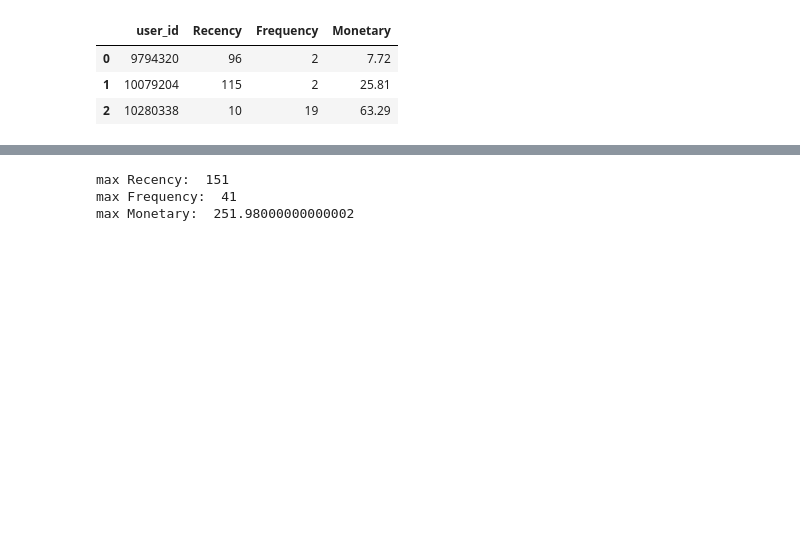
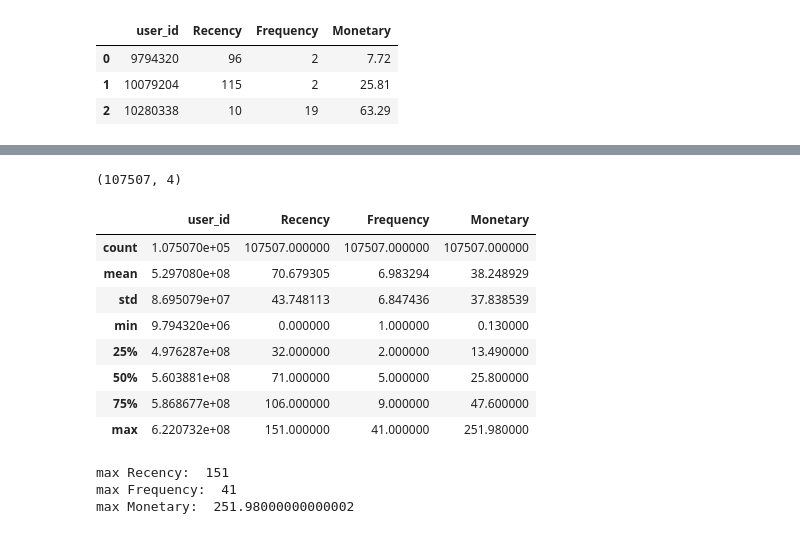
Before and after one commit to infoshareacademy/jdszr16-Datapaparapa, a Jupyter notebook: notebooks/kmeans/Jacek/kmeans_cosmetic_03.ipynb, the cells around one changed output, grey strips where cells are left out. Saved outputs shown, nothing was run; the diff lists cells and outputs as text; code cells hidden in the pictures; blank space fills up the shorter version.

```diff
--- a/notebooks/kmeans/Jacek/kmeans_cosmetic_03.ipynb
+++ b/notebooks/kmeans/Jacek/kmeans_cosmetic_03.ipynb
@@ -125,3 +186,19 @@ df_RFM2.head(3)
+# %%
+df_RFM2.shape
+# %% [output]
+(107507, 4)
+# %%
+df_RFM2.describe()
+# %% [output]
+|  | user_id | Recency | Frequency | Monetary |
+| count | 1.075070e+05 | 107507.000000 | 107507.000000 | 107507.000000 |
+| mean | 5.297080e+08 | 70.679305 | 6.983294 | 38.248929 |
+| std | 8.695079e+07 | 43.748113 | 6.847436 | 37.838539 |
+| min | 9.794320e+06 | 0.000000 | 1.000000 | 0.130000 |
+| 25% | 4.976287e+08 | 32.000000 | 2.000000 | 13.490000 |
+| 50% | 5.603881e+08 | 71.000000 | 5.000000 | 25.800000 |
+| 75% | 5.868677e+08 | 106.000000 | 9.000000 | 47.600000 |
+| max | 6.220732e+08 | 151.000000 | 41.000000 | 251.980000 |
 # %%
 print("max Recency: ", df_RFM2['Recency'].max())
 print("max Frequency: ",df_RFM2['Frequency'].max())
```
Also changed, not shown: parts of 13 cells of this notebook, 1 other file.
